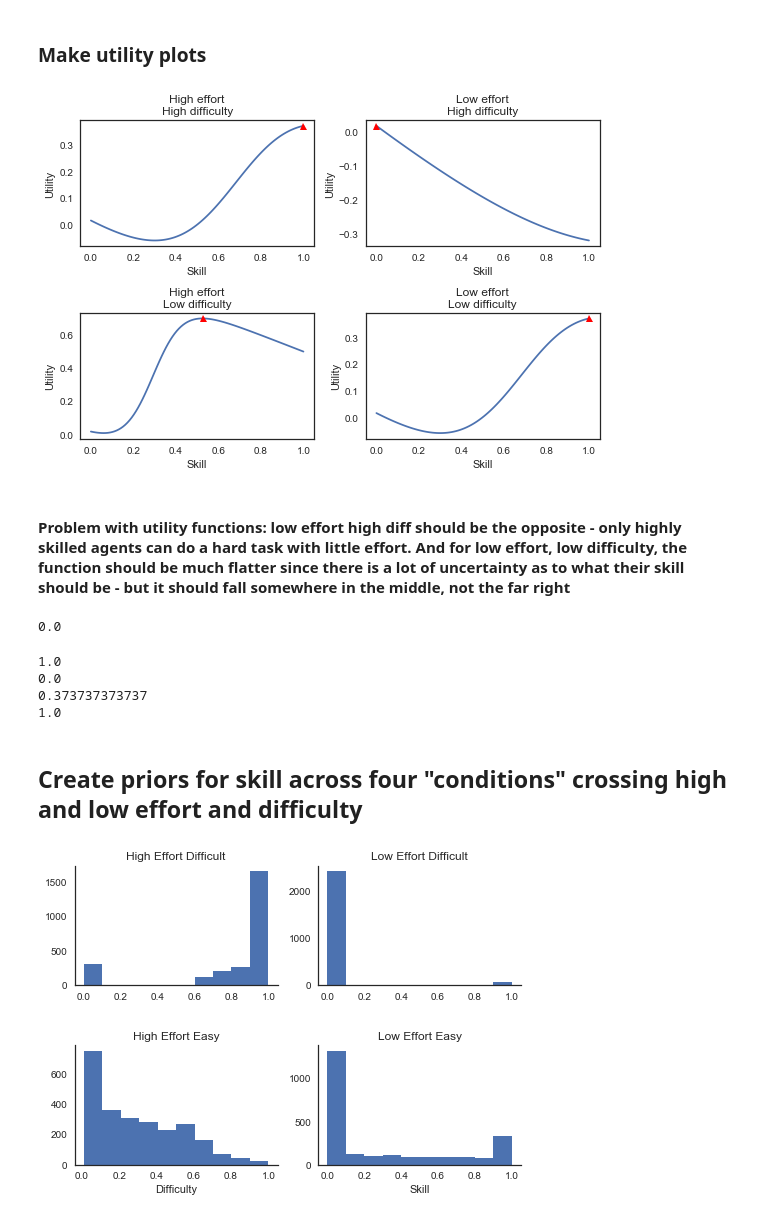
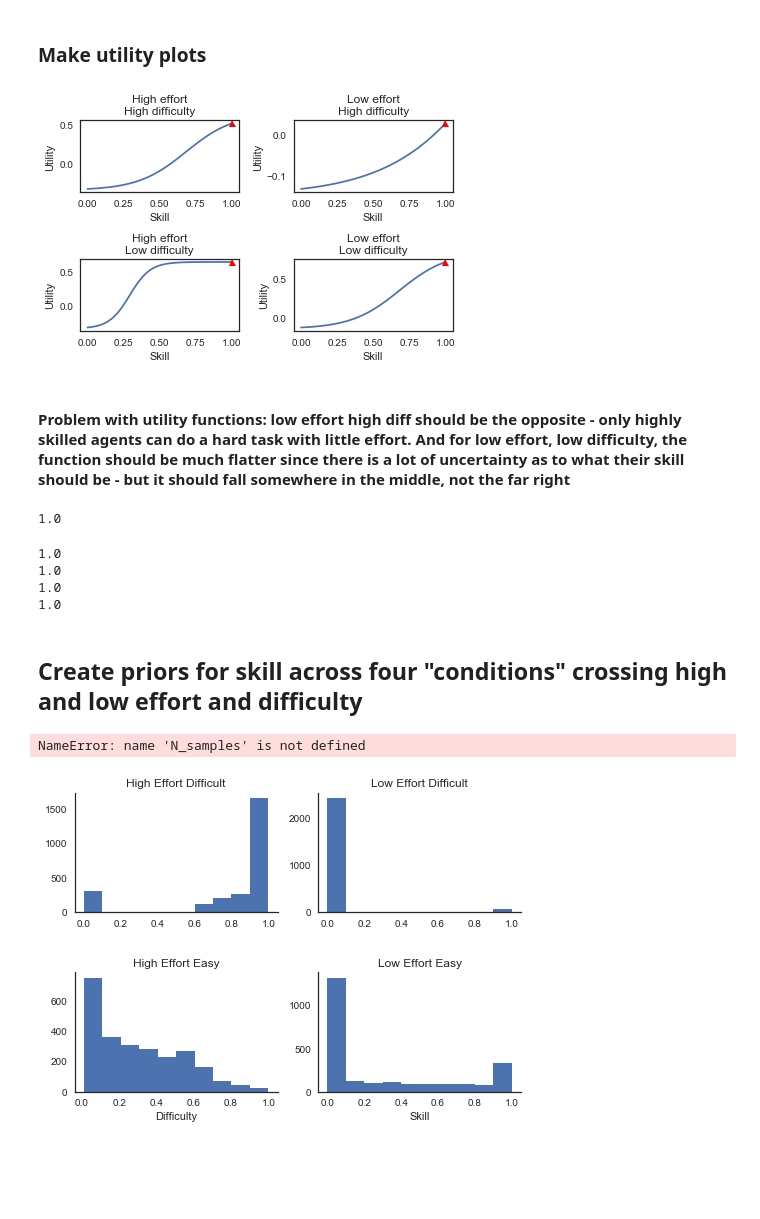
Before and after one commit to jlnrd/Effort, a Jupyter notebook: Inferring_skill.ipynb, the cells around one changed output. Drawn from its saved outputs; the diff is of its cells as text; code cells hidden in the pictures; blank space fills up the shorter version.

```diff
--- a/Inferring_skill.ipynb
+++ b/Inferring_skill.ipynb
@@ -78,42 +75,42 @@ easy = .3
 hard = .7
 
 plt.subplot(2,2,1)
-effort,Us,es=get_effort(REWARD,COST,hard,high_eff)
+effort,Us,es=get_skill(REWARD,COST,hard,high_eff)
 plt.plot(es,Us)
 plt.plot(effort,max(Us),'r^')
 plt.xlabel('Skill')
 plt.ylabel('Utility')
 plt.title('High effort\nHigh difficulty')
 plt.tight_layout()
 
 plt.subplot(2,2,2)
-effort,Us,es=get_effort(REWARD,COST,hard,low_eff)
+effort,Us,es=get_skill(REWARD,COST,hard,low_eff)
 plt.plot(es,Us)
 plt.plot(effort,max(Us),'r^')
 plt.xlabel('Skill')
 plt.ylabel('Utility')
 plt.title('Low effort\nHigh difficulty')
 plt.tight_layout()
 
 plt.subplot(2,2,3)
-effort,Us,es=get_effort(REWARD,COST,easy,high_eff)
+effort,Us,es=get_skill(REWARD,COST,easy,high_eff)
 plt.plot(es,Us)
 plt.plot(effort,max(Us),'r^')
 plt.xlabel('Skill')
 plt.ylabel('Utility')
 plt.title('High effort\nLow difficulty')
 plt.tight_layout()
 
 plt.subplot(2,2,4)
-effort,Us,es=get_effort(REWARD,COST,easy,low_eff)
+effort,Us,es=get_skill(REWARD,COST,easy,low_eff)
 plt.plot(es,Us)
 plt.plot(effort,max(Us),'r^')
 plt.xlabel('Skill')
 plt.ylabel('Utility')
 plt.title('Low effort\nLow difficulty')
 plt.tight_layout()
 # %% [output]
-[figure, old version]
+[figure, new version]
 # %% [markdown]
 #### Problem with utility functions: low effort high diff should be the opposite -  only highly skilled agents can do a hard task with little effort. And for low effort, low difficulty, the function should be much flatter since there is a lot of uncertainty as to what their skill should be - but it should fall somewhere in the middle, not the far right
 # %%
@@ -121,15 +118,15 @@ diff = .4
 eff = .2
 reward = 1
 cost = .5
-skill,_,_= get_effort(reward, cost, diff, eff)
+skill,_,_= get_skill(reward, cost, diff, eff)
 skill
 # %% [output]
-0.0
+1.0
 # %%
-high_eff_high_diff,_,_= get_effort(reward, cost, .7, .7)
-low_eff_high_diff,_,_= get_effort(reward, cost, .7,.2)
-high_eff_low_diff,_,_= get_effort(reward, cost, .2, .7)
-low_eff_low_diff,_,_= get_effort(reward, cost, .2, .2)
+high_eff_high_diff,_,_= get_skill(reward, cost, .7, .7)
+low_eff_high_diff,_,_= get_skill(reward, cost, .7,.2)
+high_eff_low_diff,_,_= get_skill(reward, cost, .2, .7)
+low_eff_low_diff,_,_= get_skill(reward, cost, .2, .2)
 
 
 print (high_eff_high_diff) #skilled
@@ -138,9 +135,9 @@ print (high_eff_low_diff) #should be LEAST SKILLED
 print (low_eff_low_diff) #unclear on skill.
 # %% [output]
 1.0
-0.0
-0.373737373737
 1.0
+1.0
+1.0
 # %% [markdown]
 ## Create priors for skill across four "conditions" crossing high and low effort and difficulty
 # %%
@@ -156,7 +153,7 @@ effort_samp=list()
 for _ in xrange(N_samples):
     effort = np.random.beta(.5,.5) #effort is a beta function (high or low)
     diff = np.random.beta(.5,.5) #difficulty is a beta function (high or low)
-    skill,_,_ = get_effort(REWARD, COST, diff, effort)
+    skill,_,_ = get_skill(REWARD, COST, diff, effort)
     high_effort = effort > threshold
     high_diff = diff > threshold
     if high_diff and high_effort:
@@ -173,6 +170,8 @@ df = pd.DataFrame([{'cond': 'High diff \n High eff', 'post': s} for s in sampled
                   [{'cond': 'High diff \n Low eff', 'post': s} for s in sampled_skill_low_hard] +
                   [{'cond': 'Low diff \n High eff', 'post': s} for s in sampled_skill_high_easy] +
                   [{'cond': 'Low diff \n Low eff', 'post': s} for s in sampled_skill_low_easy])
+# %% [output]
+NameError: name 'N_samples' is not defined
 # %%
 fig = plt.figure()
 fig.subplots_adjust(hspace=.5)
```
Also changed, not shown: parts of 2 cells of this notebook, 3 other files.
